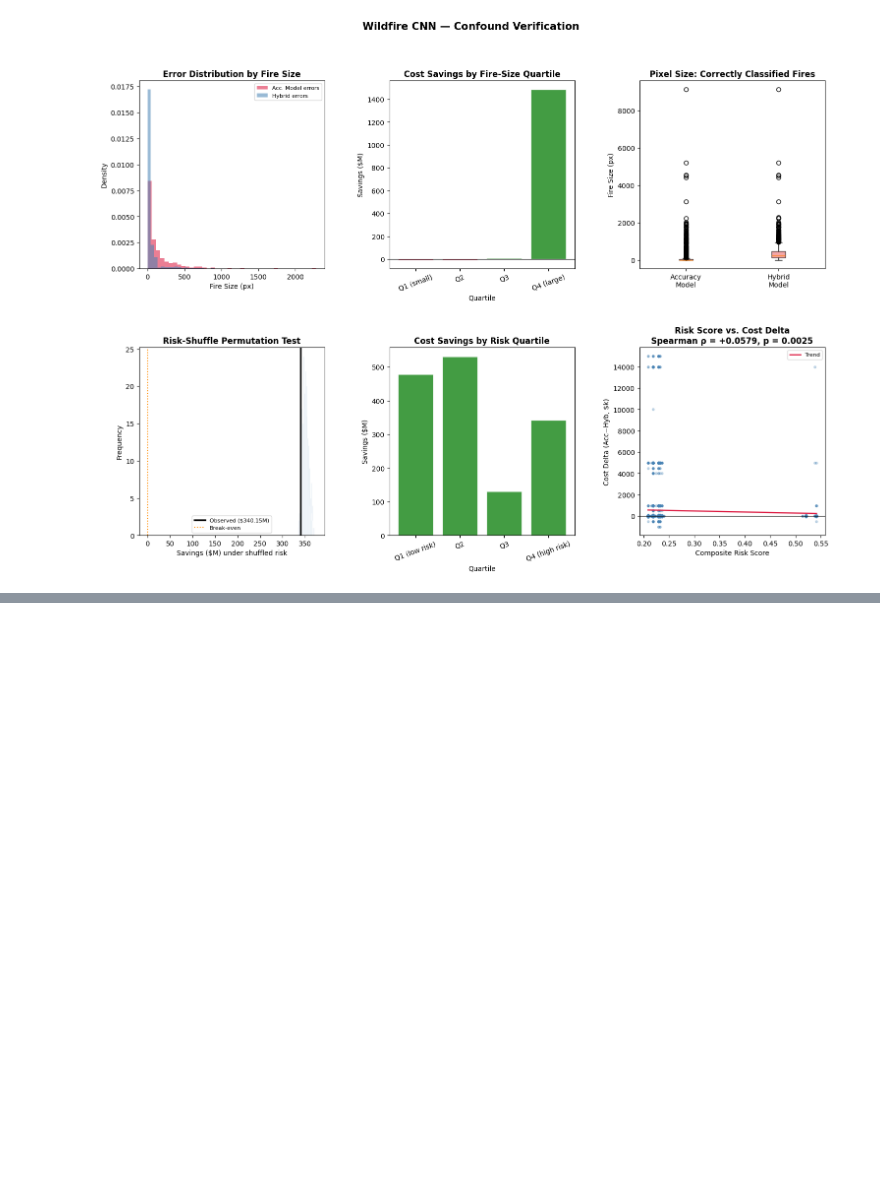
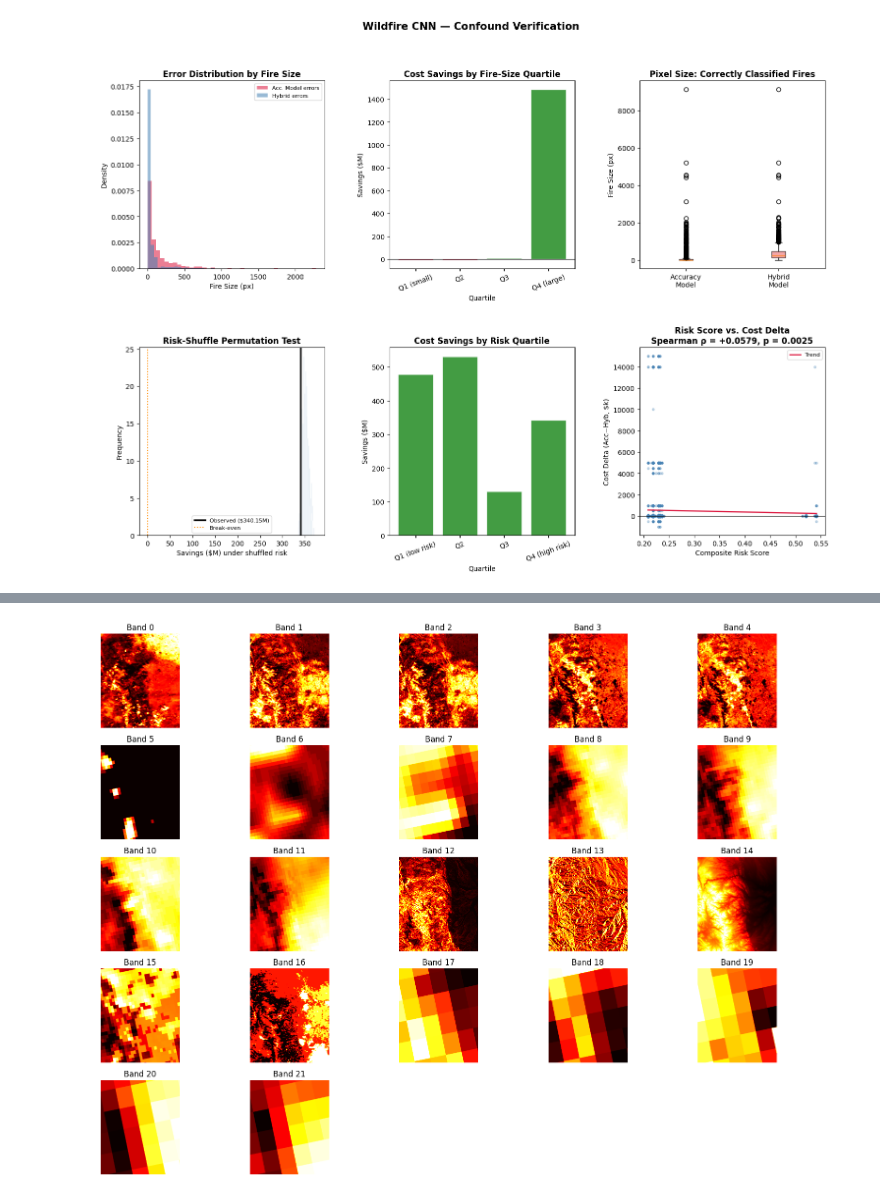
Before and after one commit to Stava-Java/wildfire-cost, a Jupyter notebook: NewflowfinalFRFR.ipynb, the cells around one changed output, grey strips where cells are left out. Saved outputs shown, nothing was run; the diff lists cells and outputs as text; code cells hidden in the pictures; blank space fills up the shorter version.

```diff
--- a/NewflowfinalFRFR.ipynb
+++ b/NewflowfinalFRFR.ipynb
@@ -6715,0 +6909,63 @@ Loading wildfire_cnn_DYNAMIC_V4_HYBRID90-10.keras …
+# %%
+import tifffile
+import numpy as np
+import matplotlib.pyplot as plt
+
+# --- PUT THE PATH TO JUST ONE OF YOUR TIFF FILES HERE ---
+# Example: "training_data/images/fire_image_123.tif"
+SAMPLE_TIFF = "/Users/dakshesh/wildfire_project/data/data_preprocessed/2020/fire_23757522/2020-02-18_image.tif"
+
+def analyze_image(tiff_path):
+    print(f"Loading image: {tiff_path}")
+    img = tifffile.imread(tiff_path)
+
+    # Handle NaNs just like your main script
+    img = np.nan_to_num(img, nan=0.0).astype(np.float32)
+
+    # Fix shape if needed
+    if img.shape[0] == 22:
+        img = np.transpose(img, (1, 2, 0))
+
+    print("\n" + "="*50)
+    print("📋 COPY AND PASTE THIS OUTPUT TO THE AI")
+    print("="*50)
+    print(f"Image Shape: {img.shape}\n")
+
+    for i in range(22):
+        band = img[:,:,i]
+        b_min = np.min(band)
+        b_max = np.max(band)
+        b_mean = np.mean(band)
+        b_std = np.std(band)
+        p90 = np.percentile(band, 90)
+        p99 = np.percentile(band, 99)
+
+        # Print the fingerprint
+        print(f"Band {i:02d}: Min={b_min:>8.2f}, Max={b_max:>8.2f}, Mean={b_mean:>8.2f}, "
+              f"Std={b_std:>8.2f}, P90={p90:>8.2f}, P99={p99:>8.2f}")
+
+    print("="*50 + "\n")
+
+    # --- GENERATE THE VISUAL GRID FOR YOU ---
+    print("Generating visual grid...")
+    plt.figure(figsize=(16, 12))
+    for i in range(22):
+        plt.subplot(5, 5, i+1)
+
+        band = img[:,:,i]
+
+        # Basic stretch so you can actually see the details
+        p2, p98 = np.percentile(band, (2, 98))
+        disp = np.clip((band - p2) / (p98 - p2 + 1e-7), 0, 1)
+
+        plt.imshow(disp, cmap='hot')
+        plt.title(f"Band {i}")
+        plt.axis('off')
+
+    plt.tight_layout()
+    plt.savefig("all_22_bands.png", dpi=150)
+    print("✨ Saved 'all_22_bands.png'. Open it up and look at the layers!")
+
+if __name__ == "__main__":
+    analyze_image(SAMPLE_TIFF)
+# %% [output]
@@ -6715,0 +6989 @@ Loading wildfire_cnn_DYNAMIC_V4_HYBRID90-10.keras …
+[figure, added]
```
Also changed, not shown: parts of 13 cells of this notebook.
